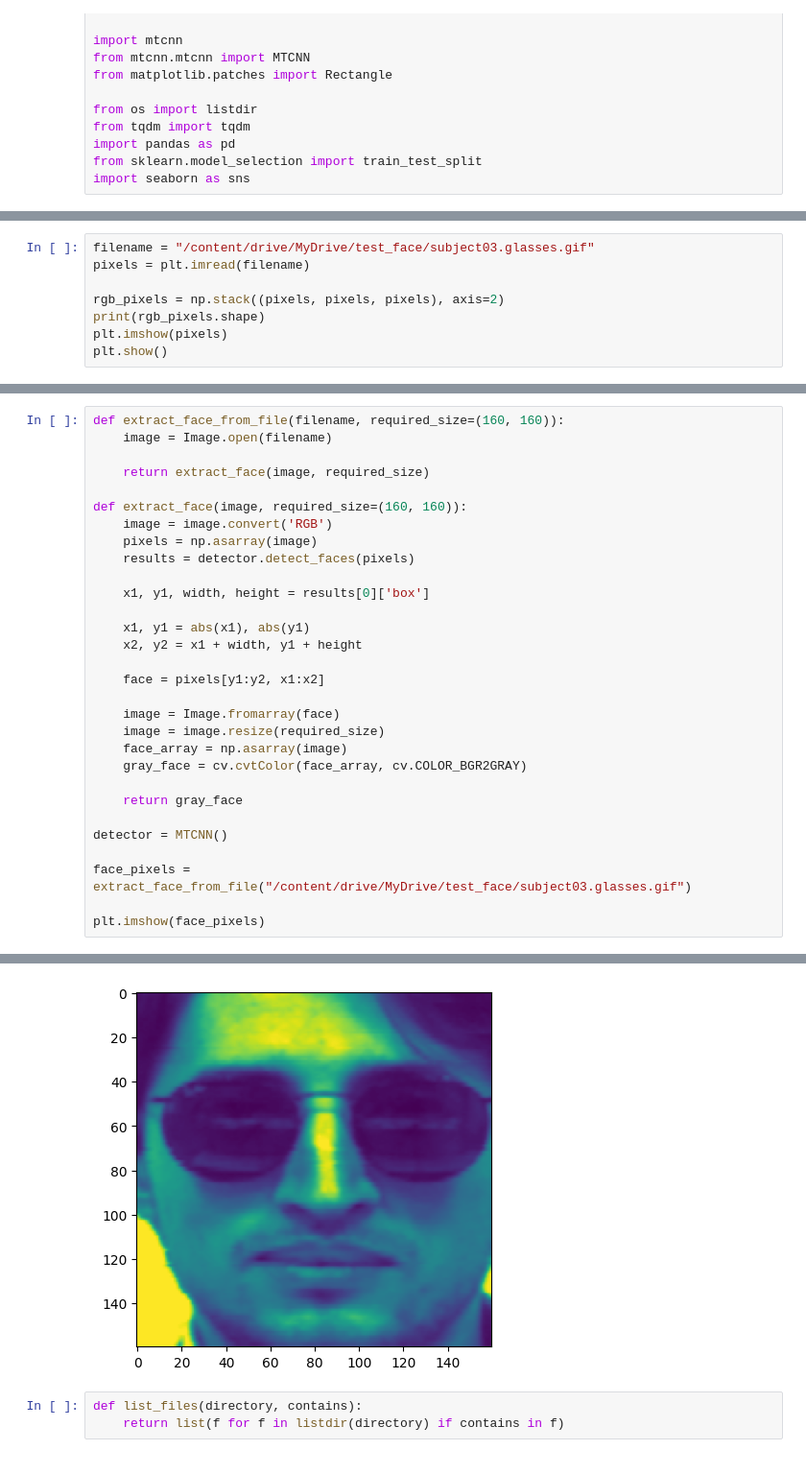
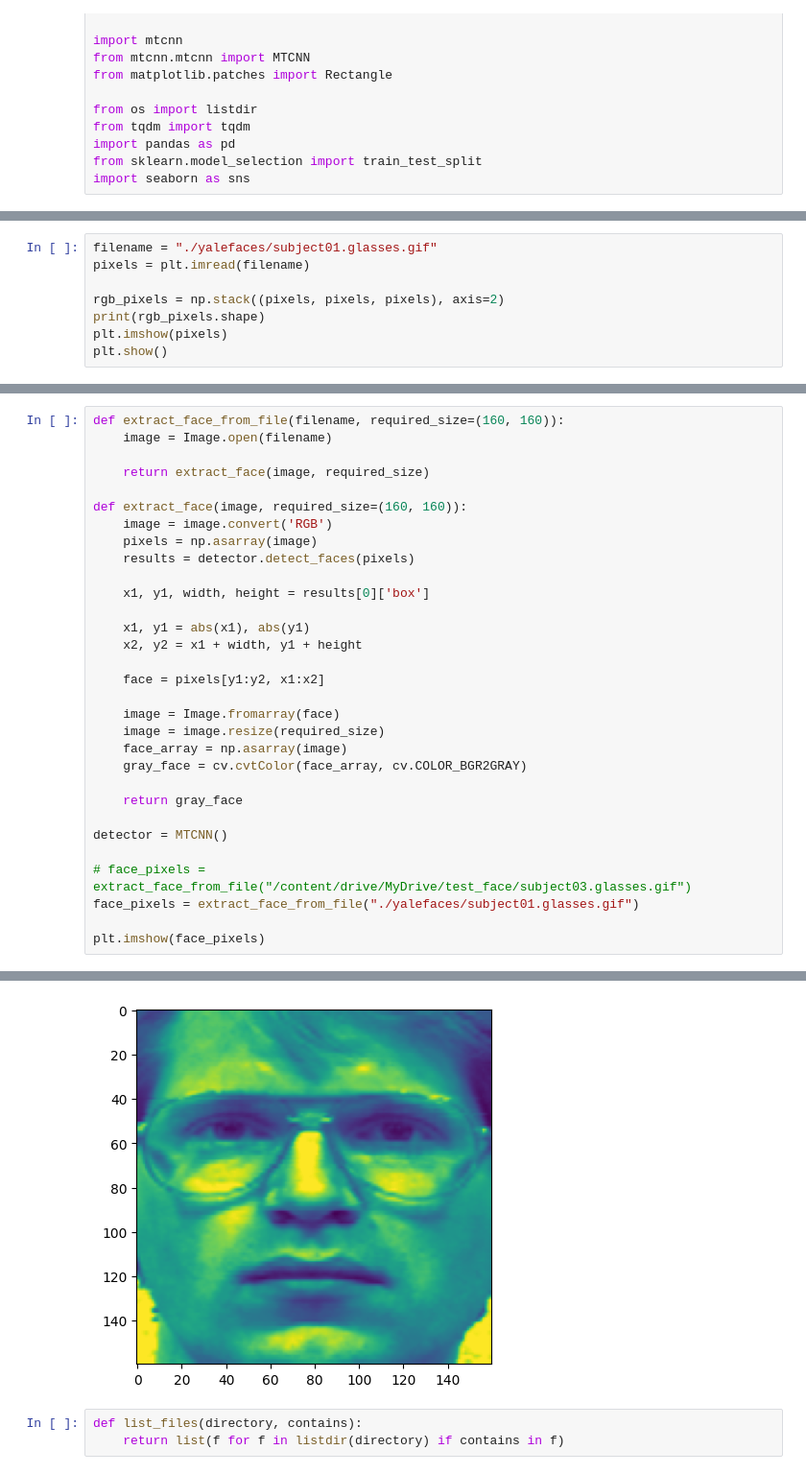
Before and after one commit to revindaamalias/SCIFEST, a Jupyter notebook: face_recognition_cnn.ipynb, the cells around one changed output, grey strips where cells are left out. Shown at 96% size. Saved outputs shown, nothing was run; the diff lists cells and outputs as text.

Commit message:
update face recog

```diff
--- a/face_recognition_cnn.ipynb
+++ b/face_recognition_cnn.ipynb
@@ -39,5 +34,5 @@ DIRECTORY_test = "/content/drive/MyDrive/test_face/test/"
 # %%
-filename = "/content/drive/MyDrive/test_face/subject03.glasses.gif"
+filename = "./yalefaces/subject01.glasses.gif"
 pixels = plt.imread(filename)
 
 rgb_pixels = np.stack((pixels, pixels, pixels), axis=2)
@@ -110,7 +105,8 @@ def extract_face(image, required_size=(160, 160)):
 
 detector = MTCNN()
 
-face_pixels = extract_face_from_file("/content/drive/MyDrive/test_face/subject03.glasses.gif")
+# face_pixels = extract_face_from_file("/content/drive/MyDrive/test_face/subject03.glasses.gif")
+face_pixels = extract_face_from_file("./yalefaces/subject01.glasses.gif")
 
 plt.imshow(face_pixels)
 # %% [output]
@@ -130,4 +126,4 @@ WARNING:tensorflow:5 out of the last 11 calls to <function Model.make_predict_fu
-[figure, old version]
+[figure, new version]
 # %%
 def list_files(directory, contains):
     return list(f for f in listdir(directory) if contains in f)
```
Also changed, not shown: parts of 17 cells of this notebook, 1 other file.
